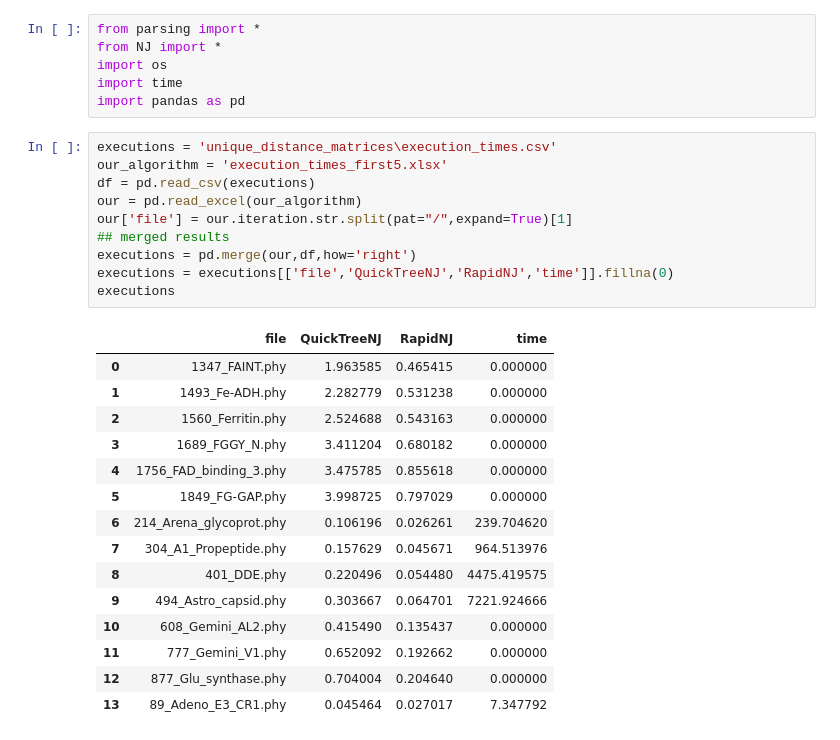
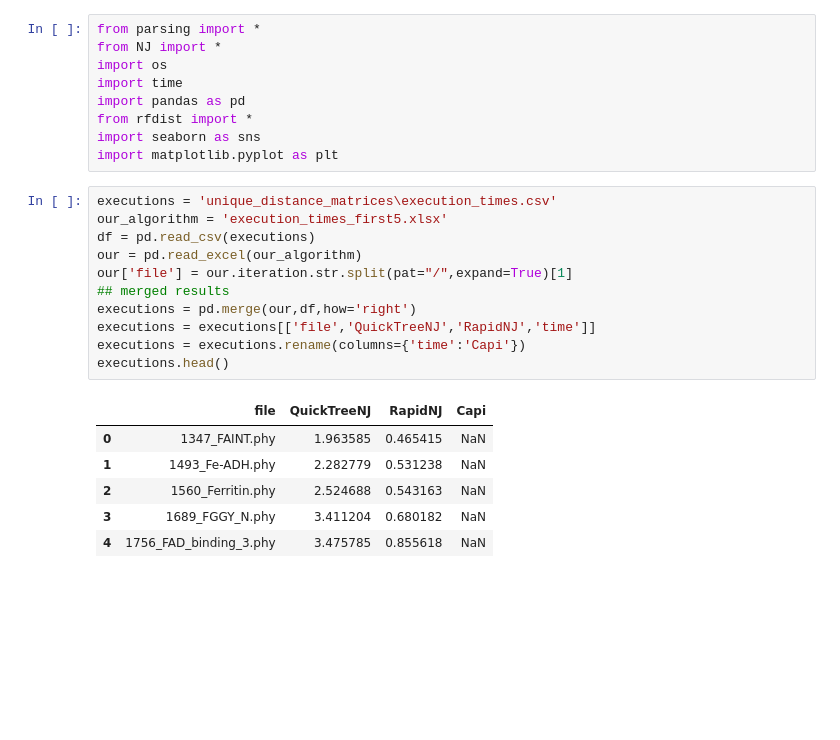
Before and after one commit to ntmaseras/AiB---Projects, a Jupyter notebook: P5/experiments.ipynb, the cells around one changed output. Cells and saved outputs as stored; diff of their text form; blank space fills up the shorter version.

```diff
--- a/P5/experiments.ipynb
+++ b/P5/experiments.ipynb
@@ -4,29 +4,24 @@ from NJ import *
 import os
 import time
 import pandas as pd
+from rfdist import *
+import seaborn as sns
+import matplotlib.pyplot as plt
 # %%
 executions = 'unique_distance_matrices\execution_times.csv'
 our_algorithm = 'execution_times_first5.xlsx'
 df = pd.read_csv(executions)
 our = pd.read_excel(our_algorithm)
 our['file'] = our.iteration.str.split(pat="/",expand=True)[1]
 ## merged results
 executions = pd.merge(our,df,how='right')
-executions = executions[['file','QuickTreeNJ','RapidNJ','time']].fillna(0)
-executions
+executions = executions[['file','QuickTreeNJ','RapidNJ','time']]
+executions = executions.rename(columns={'time':'Capi'})
+executions.head()
 # %% [output]
-|  | file | QuickTreeNJ | RapidNJ | time |
-| 0 | 1347_FAINT.phy | 1.963585 | 0.465415 | 0.000000 |
-| 1 | 1493_Fe-ADH.phy | 2.282779 | 0.531238 | 0.000000 |
-| 2 | 1560_Ferritin.phy | 2.524688 | 0.543163 | 0.000000 |
-| 3 | 1689_FGGY_N.phy | 3.411204 | 0.680182 | 0.000000 |
-| 4 | 1756_FAD_binding_3.phy | 3.475785 | 0.855618 | 0.000000 |
-| 5 | 1849_FG-GAP.phy | 3.998725 | 0.797029 | 0.000000 |
-| 6 | 214_Arena_glycoprot.phy | 0.106196 | 0.026261 | 239.704620 |
-| 7 | 304_A1_Propeptide.phy | 0.157629 | 0.045671 | 964.513976 |
-| 8 | 401_DDE.phy | 0.220496 | 0.054480 | 4475.419575 |
-| 9 | 494_Astro_capsid.phy | 0.303667 | 0.064701 | 7221.924666 |
-| 10 | 608_Gemini_AL2.phy | 0.415490 | 0.135437 | 0.000000 |
-| 11 | 777_Gemini_V1.phy | 0.652092 | 0.192662 | 0.000000 |
-| 12 | 877_Glu_synthase.phy | 0.704004 | 0.204640 | 0.000000 |
-| 13 | 89_Adeno_E3_CR1.phy | 0.045464 | 0.027017 | 7.347792 |
+|  | file | QuickTreeNJ | RapidNJ | Capi |
+| 0 | 1347_FAINT.phy | 1.963585 | 0.465415 | NaN |
+| 1 | 1493_Fe-ADH.phy | 2.282779 | 0.531238 | NaN |
+| 2 | 1560_Ferritin.phy | 2.524688 | 0.543163 | NaN |
+| 3 | 1689_FGGY_N.phy | 3.411204 | 0.680182 | NaN |
+| 4 | 1756_FAD_binding_3.phy | 3.475785 | 0.855618 | NaN |
```
Also changed, not shown: parts of 6 cells of this notebook, 2 other files.
